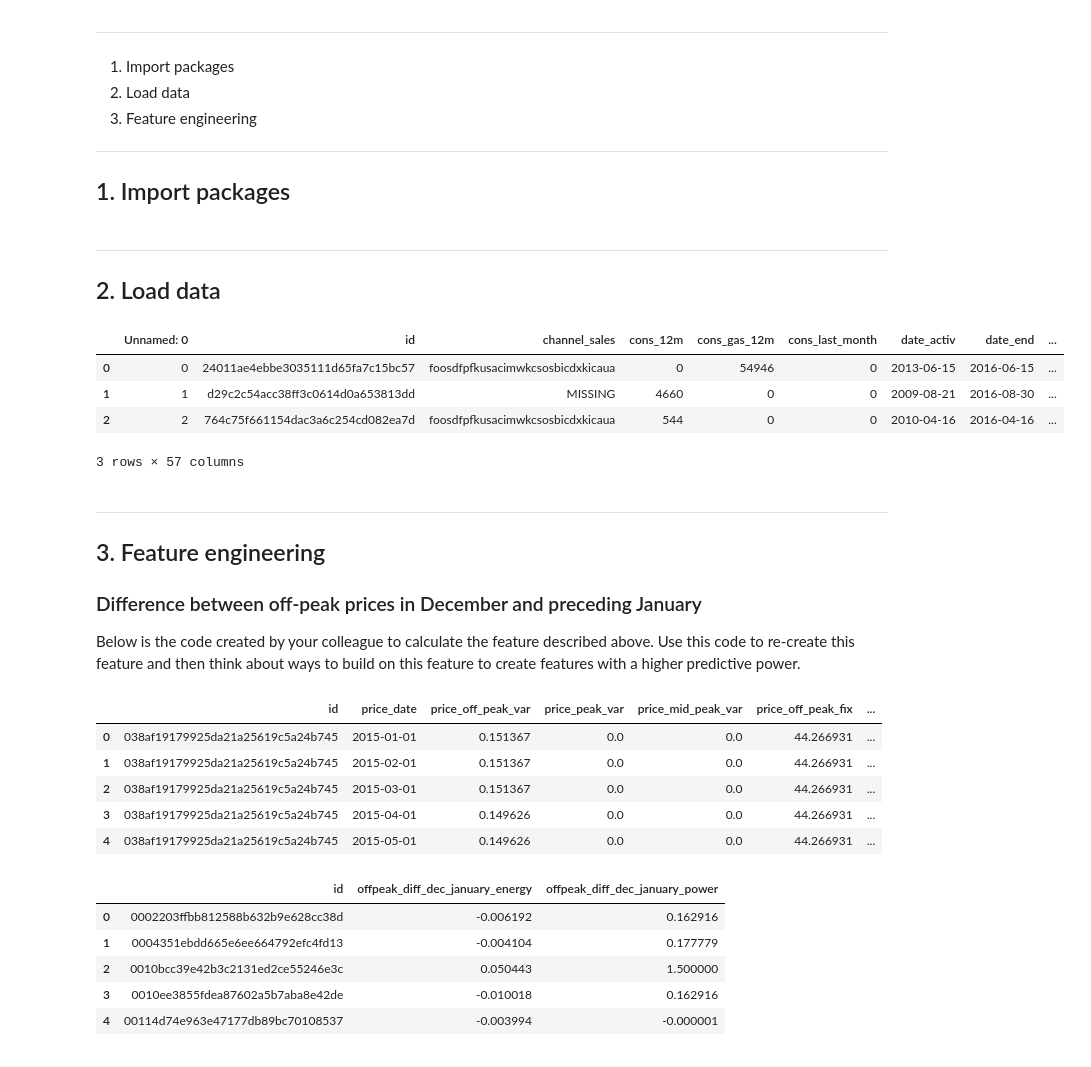
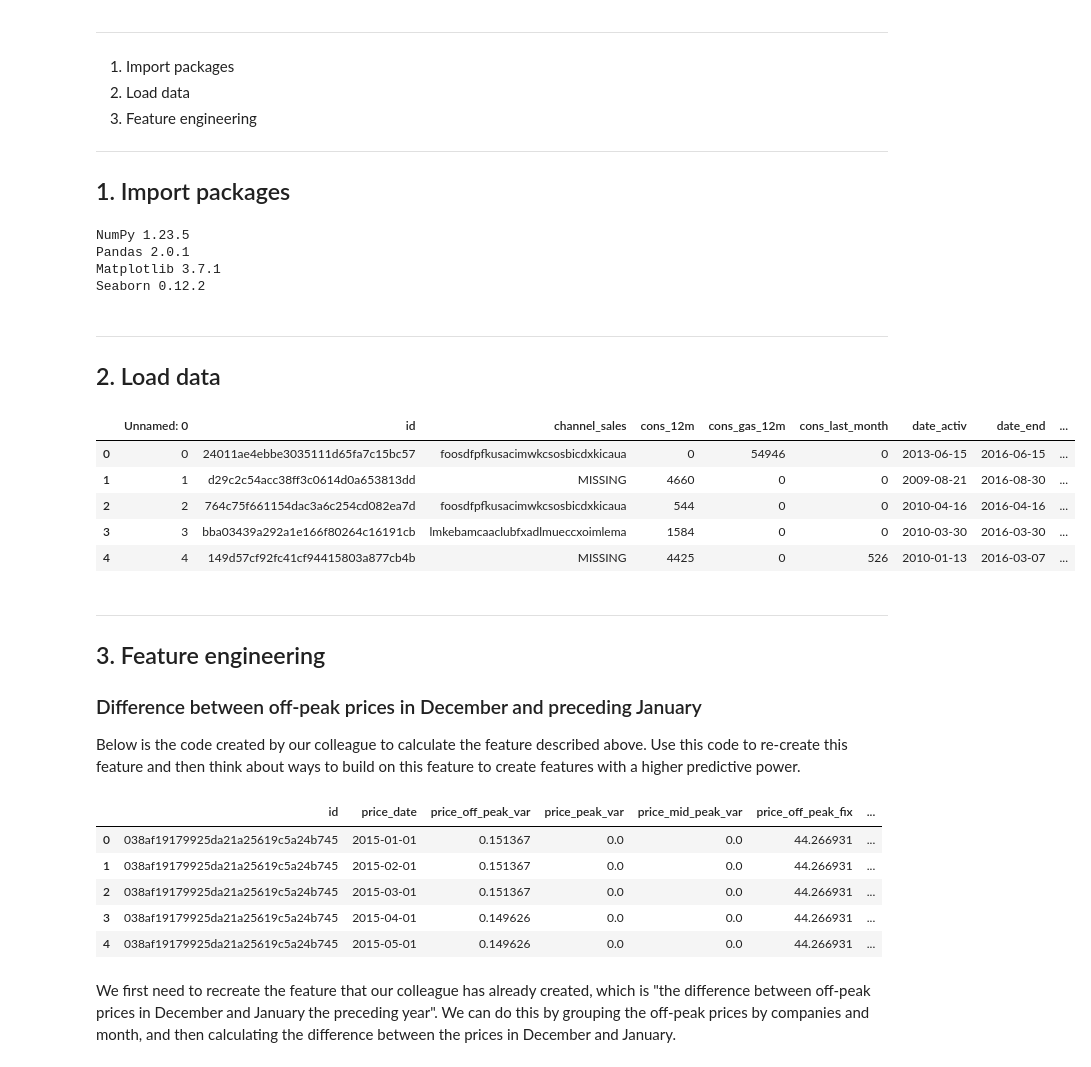
Before and after one commit to sabirinID/BCG-Data-Science-Virtual-Internship, a Jupyter notebook: Files/3-Feature-Engineering-and-Modelling/Task 3 - Feature Engineering & Modelling.ipynb, the cells around one changed output. Saved outputs shown, nothing was run; the diff lists cells and outputs as text; code cells hidden in the pictures.

```diff
--- a/Files/3-Feature-Engineering-and-Modelling/Task 3 - Feature Engineering & Modelling.ipynb
+++ b/Files/3-Feature-Engineering-and-Modelling/Task 3 - Feature Engineering & Modelling.ipynb
@@ -30,20 +30,40 @@ sns.set(color_codes=True)
 # Ignore warning
 import warnings
 warnings.filterwarnings('ignore')
+# %%
+pd.set_option('display.max_columns', None)
+pd.set_option('display.max_rows', None)
+# %%
+print('NumPy', np.__version__)
+print('Pandas', pd.__version__)
+print('Matplotlib', mpl.__version__)
+print('Seaborn', sns.__version__)
+# %% [output]
+NumPy 1.23.5
+Pandas 2.0.1
+Matplotlib 3.7.1
+Seaborn 0.12.2
 # %% [markdown]
 ---
 ## 2. Load data
 # %%
+# Read the data
 df = pd.read_csv('./clean_data_after_eda.csv')
-df['date_activ'] = pd.to_datetime(df['date_activ'], format='%Y-%m-%d')
-df['date_end'] = pd.to_datetime(df['date_end'], format='%Y-%m-%d')
-df['date_modif_prod'] = pd.to_datetime(df['date_modif_prod'], format='%Y-%m-%d')
-df['date_renewal'] = pd.to_datetime(df['date_renewal'], format='%Y-%m-%d')
+
+# # Convert date columns to datetime
+# df['date_activ'] = pd.to_datetime(df['date_activ'], format='%Y-%m-%d')
+# df['date_end'] = pd.to_datetime(df['date_end'], format='%Y-%m-%d')
+# df['date_modif_prod'] = pd.to_datetime(df['date_modif_prod'], format='%Y-%m-%d')
+# df['date_renewal'] = pd.to_datetime(df['date_renewal'], format='%Y-%m-%d')
+date_columns = ['date_activ', 'date_end', 'date_modif_prod', 'date_renewal']
+for col in date_columns:
+    df[col] = pd.to_datetime(df[col], format='%Y-%m-%d')
 # %%
-df.head(3)
+df.head()
 # %% [output]
 |  | Unnamed: 0 | id | channel_sales | cons_12m | cons_gas_12m | cons_last_month | date_activ | date_end | ... |
 | 0 | 0 | 24011ae4ebbe3035111d65fa7c15bc57 | foosdfpfkusacimwkcsosbicdxkicaua | 0 | 54946 | 0 | 2013-06-15 | 2016-06-15 | ... |
 | 1 | 1 | d29c2c54acc38ff3c0614d0a653813dd | MISSING | 4660 | 0 | 0 | 2009-08-21 | 2016-08-30 | ... |
 | 2 | 2 | 764c75f661154dac3a6c254cd082ea7d | foosdfpfkusacimwkcsosbicdxkicaua | 544 | 0 | 0 | 2010-04-16 | 2016-04-16 | ... |
+| 3 | 3 | bba03439a292a1e166f80264c16191cb | lmkebamcaaclubfxadlmueccxoimlema | 1584 | 0 | 0 | 2010-03-30 | 2016-03-30 | ... |
+| 4 | 4 | 149d57cf92fc41cf94415803a877cb4b | MISSING | 4425 | 0 | 526 | 2010-01-13 | 2016-03-07 | ... |
-3 rows × 57 columns
@@ -54,36 +76,32 @@ df.head(3)
 
 ### Difference between off-peak prices in December and preceding January
 
-Below is the code created by your colleague to calculate the feature described above. Use this code to re-create this feature and then think about ways to build on this feature to create features with a higher predictive power.
+Below is the code created by our colleague to calculate the feature described above. Use this code to re-create this feature and then think about ways to build on this feature to create features with a higher predictive power.
 # %%
+# Read price data
 price_df = pd.read_csv('price_data.csv')
 price_df['price_date'] = pd.to_datetime(price_df['price_date'], format='%Y-%m-%d')
-price_df.head()
-# %% [output]
-|  | id | price_date | price_off_peak_var | price_peak_var | price_mid_peak_var | price_off_peak_fix | ... |
-| 0 | 038af19179925da21a25619c5a24b745 | 2015-01-01 | 0.151367 | 0.0 | 0.0 | 44.266931 | ... |
-| 1 | 038af19179925da21a25619c5a24b745 | 2015-02-01 | 0.151367 | 0.0 | 0.0 | 44.266931 | ... |
-| 2 | 038af19179925da21a25619c5a24b745 | 2015-03-01 | 0.151367 | 0.0 | 0.0 | 44.266931 | ... |
-| 3 | 038af19179925da21a25619c5a24b745 | 2015-04-01 | 0.149626 | 0.0 | 0.0 | 44.266931 | ... |
-| 4 | 038af19179925da21a25619c5a24b745 | 2015-05-01 | 0.149626 | 0.0 | 0.0 | 44.266931 | ... |
+# %%
+price_df.head()
+# %% [output]
+|  | id | price_date | price_off_peak_var | price_peak_var | price_mid_peak_var | price_off_peak_fix | ... |
+| 0 | 038af19179925da21a25619c5a24b745 | 2015-01-01 | 0.151367 | 0.0 | 0.0 | 44.266931 | ... |
+| 1 | 038af19179925da21a25619c5a24b745 | 2015-02-01 | 0.151367 | 0.0 | 0.0 | 44.266931 | ... |
+| 2 | 038af19179925da21a25619c5a24b745 | 2015-03-01 | 0.151367 | 0.0 | 0.0 | 44.266931 | ... |
+| 3 | 038af19179925da21a25619c5a24b745 | 2015-04-01 | 0.149626 | 0.0 | 0.0 | 44.266931 | ... |
+| 4 | 038af19179925da21a25619c5a24b745 | 2015-05-01 | 0.149626 | 0.0 | 0.0 | 44.266931 | ... |
+# %% [markdown]
+We first need to recreate the feature that our colleague has already created, which is "the difference between off-peak prices in December and January the preceding year". We can do this by grouping the off-peak prices by companies and month, and then calculating the difference between the prices in December and January.
 # %%
 # Group off-peak prices by companies and month
 monthly_price_by_id = price_df.groupby(['id', 'price_date']).agg({'price_off_peak_var': 'mean', 'price_off_peak_fix': 'mean'}).reset_index()
 
-# Get january and december prices
+# Get January and December prices
 jan_prices = monthly_price_by_id.groupby('id').first().reset_index()
 dec_prices = monthly_price_by_id.groupby('id').last().reset_index()
 
 # Calculate the difference
 diff = pd.merge(dec_prices.rename(columns={'price_off_peak_var': 'dec_1', 'price_off_peak_fix': 'dec_2'}), jan_prices.drop(columns='price_date'), on='id')
-diff['offpeak_diff_dec_january_energy'] = diff['dec_1'] - diff['price_off_peak_var']
-diff['offpeak_diff_dec_january_power'] = diff['dec_2'] - diff['price_off_peak_fix']
-diff = diff[['id', 'offpeak_diff_dec_january_energy', 'offpeak_diff_dec_january_power']]
-diff.head()
+diff['offpeak_diff_dec_jan_energy'] = diff['dec_1'] - diff['price_off_peak_var']
+diff['offpeak_diff_dec_jan_power'] = diff['dec_2'] - diff['price_off_peak_fix']
+diff = diff[['id', 'offpeak_diff_dec_jan_energy', 'offpeak_diff_dec_jan_power']]
-# %% [output]
-|  | id | offpeak_diff_dec_january_energy | offpeak_diff_dec_january_power |
-| 0 | 0002203ffbb812588b632b9e628cc38d | -0.006192 | 0.162916 |
-| 1 | 0004351ebdd665e6ee664792efc4fd13 | -0.004104 | 0.177779 |
-| 2 | 0010bcc39e42b3c2131ed2ce55246e3c | 0.050443 | 1.500000 |
-| 3 | 0010ee3855fdea87602a5b7aba8e42de | -0.010018 | 0.162916 |
-| 4 | 00114d74e963e47177db89bc70108537 | -0.003994 | -0.000001 |
```
Also changed, not shown: parts of 19 cells of this notebook.
